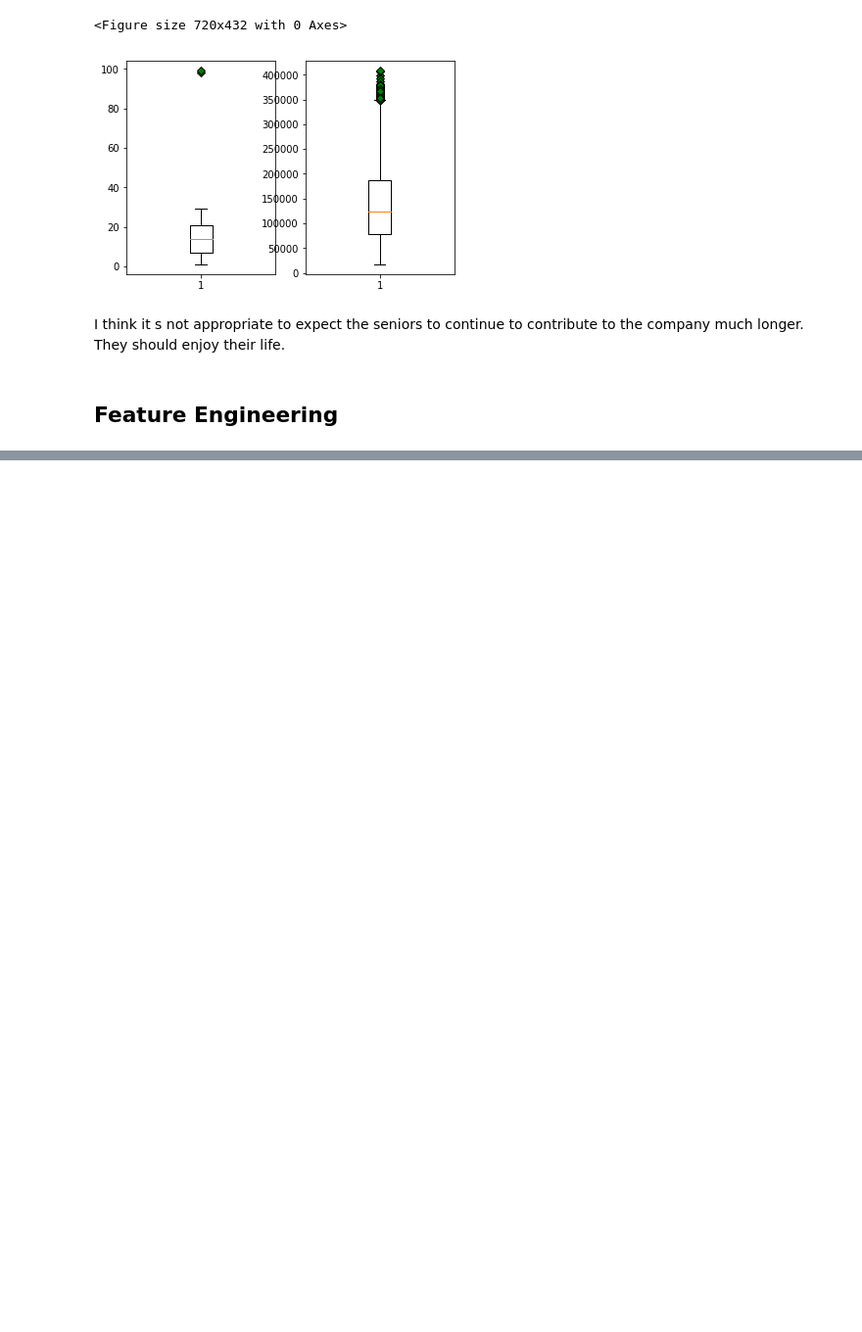
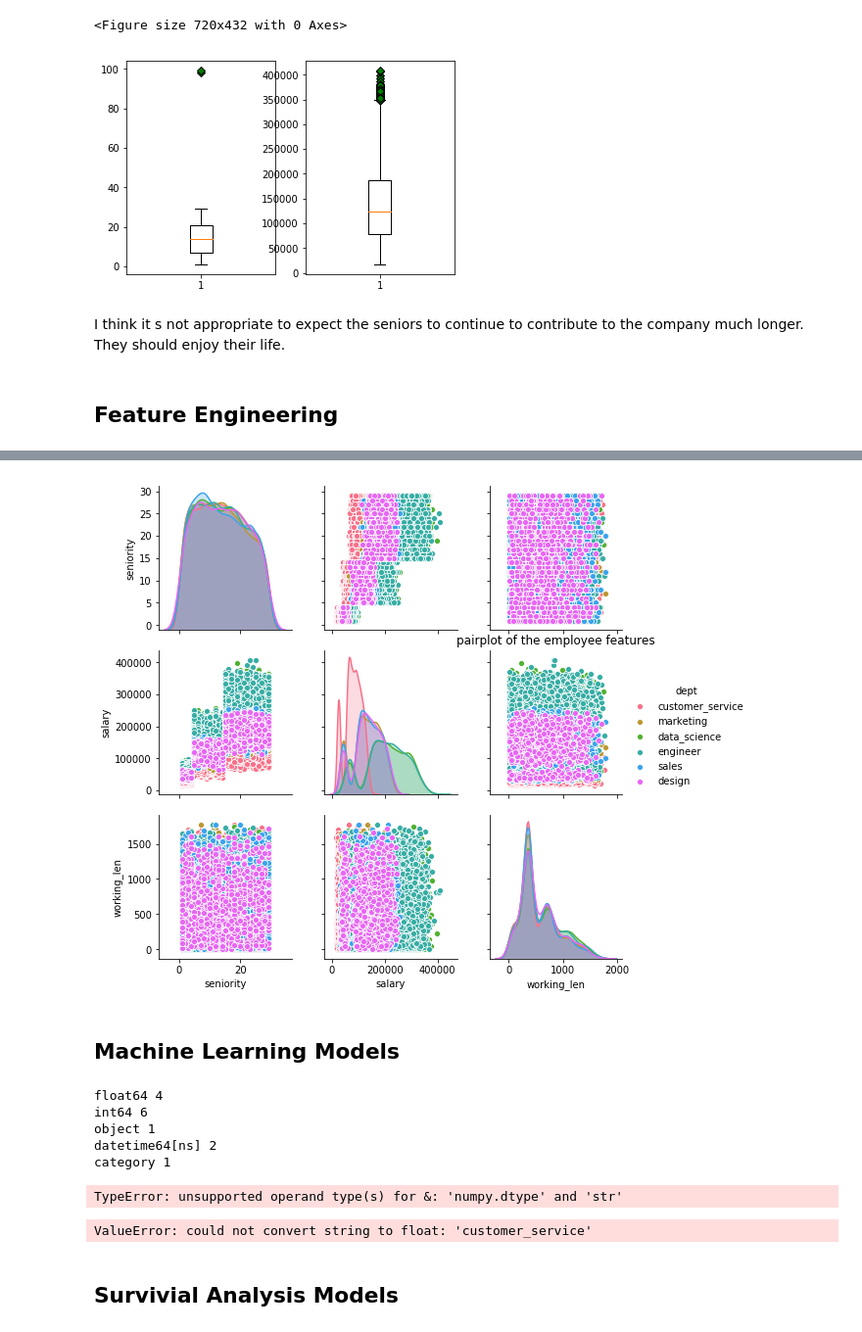
Before and after one commit to leemingee/TakeHomeChallenge, a Jupyter notebook: 03_Employee_Retention/03_employee_retention.ipynb, the cells around one changed output, grey strips where cells are left out. Shown at 98% size. Drawn from its saved outputs; the diff is of its cells as text; code cells hidden in the pictures; blank space fills up the shorter version.

```diff
--- a/03_Employee_Retention/03_employee_retention.ipynb
+++ b/03_Employee_Retention/03_employee_retention.ipynb
@@ -133,0 +199,4 @@ dat = dat
+# %%
+salary_bins = [50000,100000,150000,200000,300000,410000]
+group_names = ['low', 'medium_low', 'medium', 'medium_high','high']
+dat['salary_cut'] = pd.cut(dat['salary'], salary_bins, labels=group_names)
@@ -133,0 +212,4 @@ dat = dat
+# %%
+worklen_bins = [6, 12, 18, 24]
+group_names = ['fresh', 'junior', 'medi', 'experienced', 'senior']
+dat['worklen_cut'] = pd.cut(dat['working_len'], seni, labels=group_names)
@@ -133,0 +240,25 @@ dat = dat
+# %%
+sns.pairplot(dat, hue='dept', vars=['seniority', 'salary', 'working_len'], palette="husl")
+plt.title('pairplot of the employee features')
+# plt.savefig(r"/ouput/pairplot_of_the_employee_features.png")
+# %% [output]
+[figure, added]
+# %% [markdown]
+## Machine Learning Models
+# %%
+col_type_dict = {}
+dat_dtypes = dat.dtypes.unique()
+for each_type in dat_dtypes:
+    col_type_dict[each_type] = list(dat.select_dtypes(include = [each_type]).columns)
+    print(each_type, len(col_type_dict[each_type]))
+# %% [output]
+float64 4
+int64 6
+object 1
+datetime64[ns] 2
+category 1
+# %%
+categorical_cols = col_type_dict[np.dtype('object')]
+numerical_cols = col_type_dict[np.dtype('int64')]
+# %% [output]
+TypeError: unsupported operand type(s) for &: 'numpy.dtype' and 'str'
@@ -133,0 +284,23 @@ dat = dat
+# %%
+import time
+start_time = time.time()
+
+# Import Decision Tree Modeler from sklearn
+from sklearn import tree
+
+# A convenience for displaying visualizations.
+from IPython.display import Image
+
+# Initialize and train our tree.
+decision_tree = tree.DecisionTreeClassifier(
+    criterion='entropy',
+    max_features=1,
+    max_depth=6
+)
+factors = dat[['company_id', 'dept', 'working_len','salary_cut', 'quit_month', 'quit_wdy', 'join_month', 'join_wdy']]
+y = dat['onboard']
+decision_tree.fit(factors, y)
+
+print("--- %s seconds ---" % (time.time() - start_time))
+# %% [output]
+ValueError: could not convert string to float: 'customer_service'
@@ -133,0 +321,2 @@ dat = dat
+# %% [markdown]
+## Survivial Analysis Models
```
Also changed, not shown: parts of 25 cells of this notebook, 6 other files.
